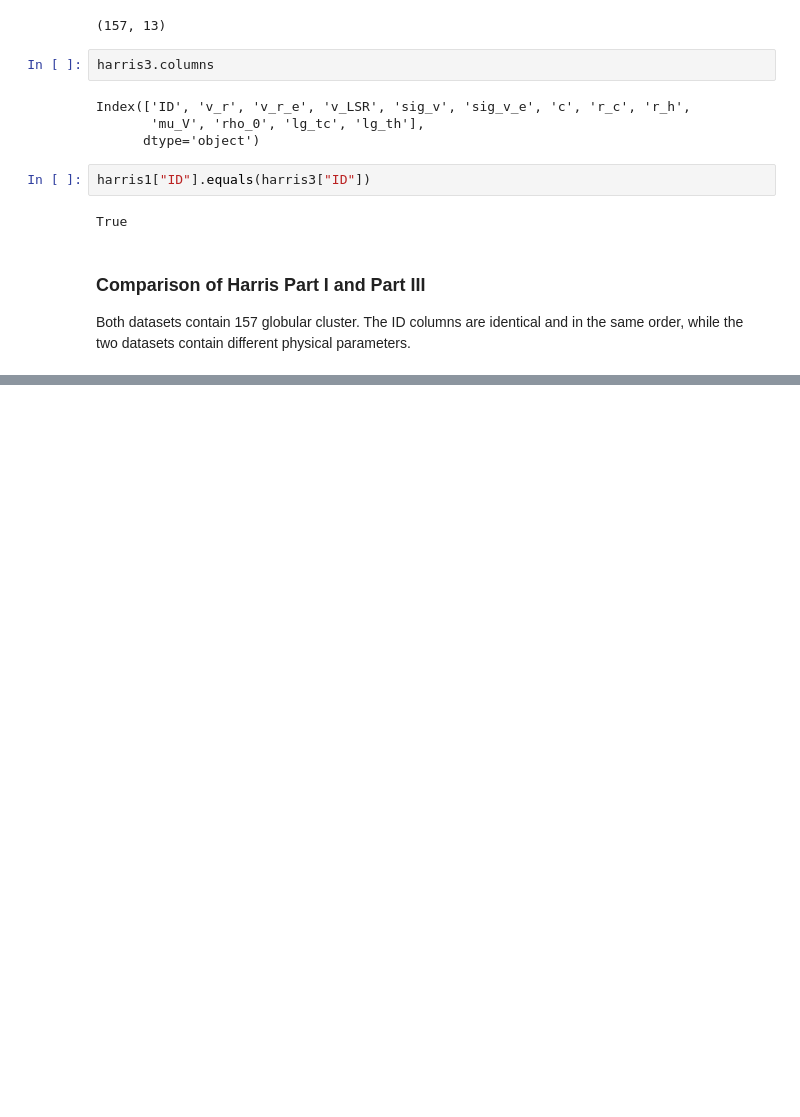
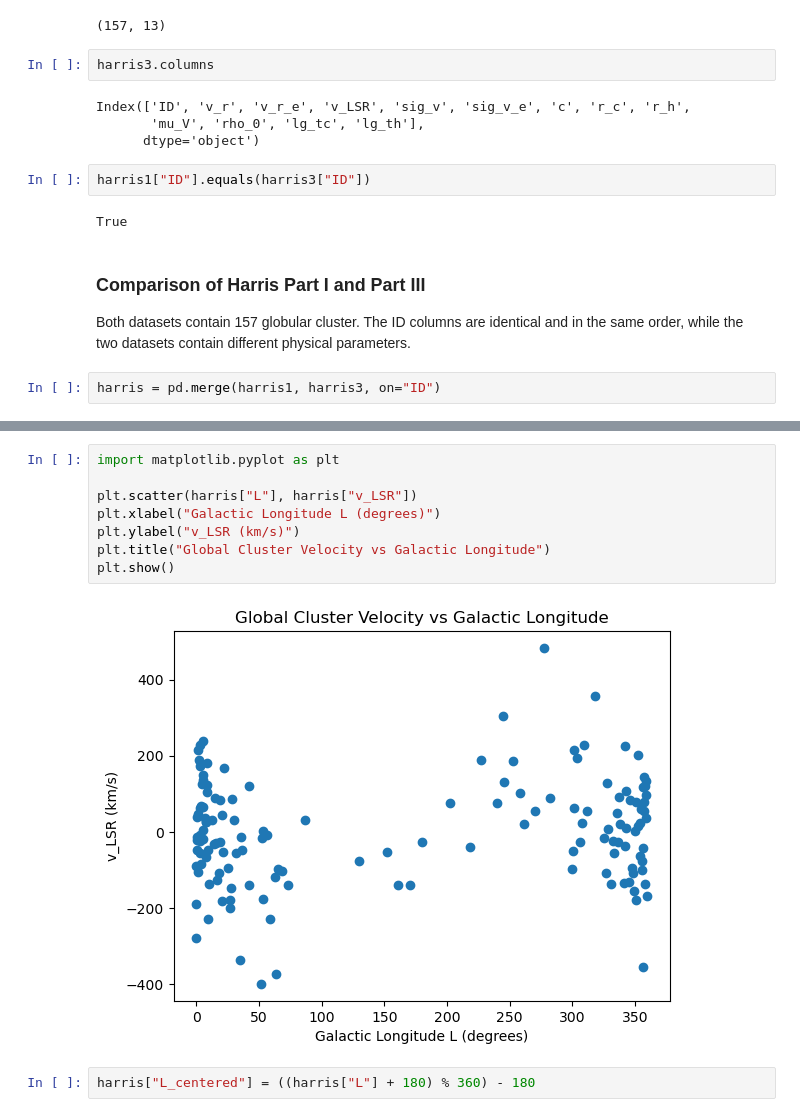
Before and after one commit to JIAQIZHANG721/PHYS3116_Accretion_Detectives, a Jupyter notebook: Jiaqi_analysis.ipynb, the cells around one changed output, grey strips where cells are left out. Drawn from its saved outputs; the diff is of its cells as text; blank space fills up the shorter version.

```diff
--- a/Jiaqi_analysis.ipynb
+++ b/Jiaqi_analysis.ipynb
@@ -48,3 +48,5 @@ True
 ### Comparison of Harris Part I and Part III
 
 Both datasets contain 157 globular cluster. The ID columns are identical and in the same order, while the two datasets contain different physical parameters.
+# %%
+harris = pd.merge(harris1, harris3, on="ID")
@@ -50,0 +101,12 @@ Both datasets contain 157 globular cluster. The ID columns are identical and in
+# %%
+import matplotlib.pyplot as plt
+
+plt.scatter(harris["L"], harris["v_LSR"])
+plt.xlabel("Galactic Longitude L (degrees)")
+plt.ylabel("v_LSR (km/s)")
+plt.title("Global Cluster Velocity vs Galactic Longitude")
+plt.show()
+# %% [output]
+[figure, added]
+# %%
+harris["L_centered"] = ((harris["L"] + 180) % 360) - 180
```
Also changed, not shown: parts of 17 cells of this notebook.
